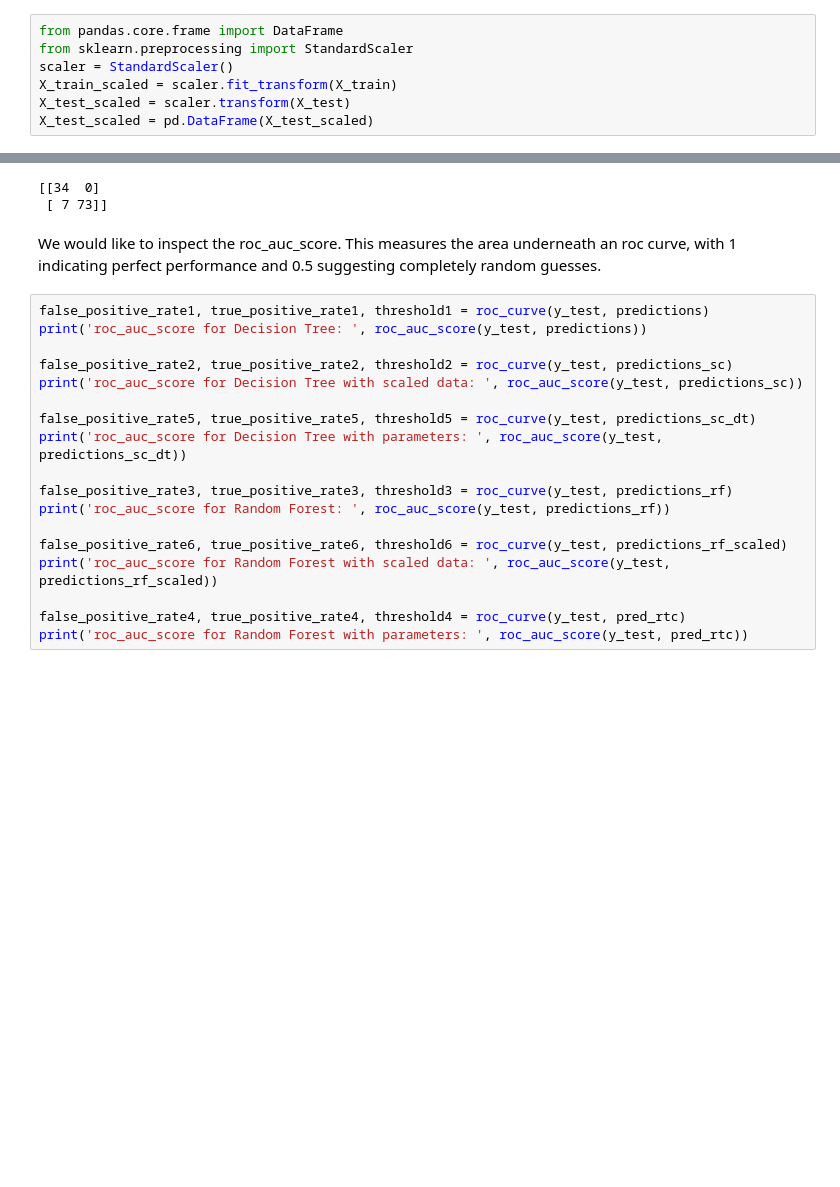
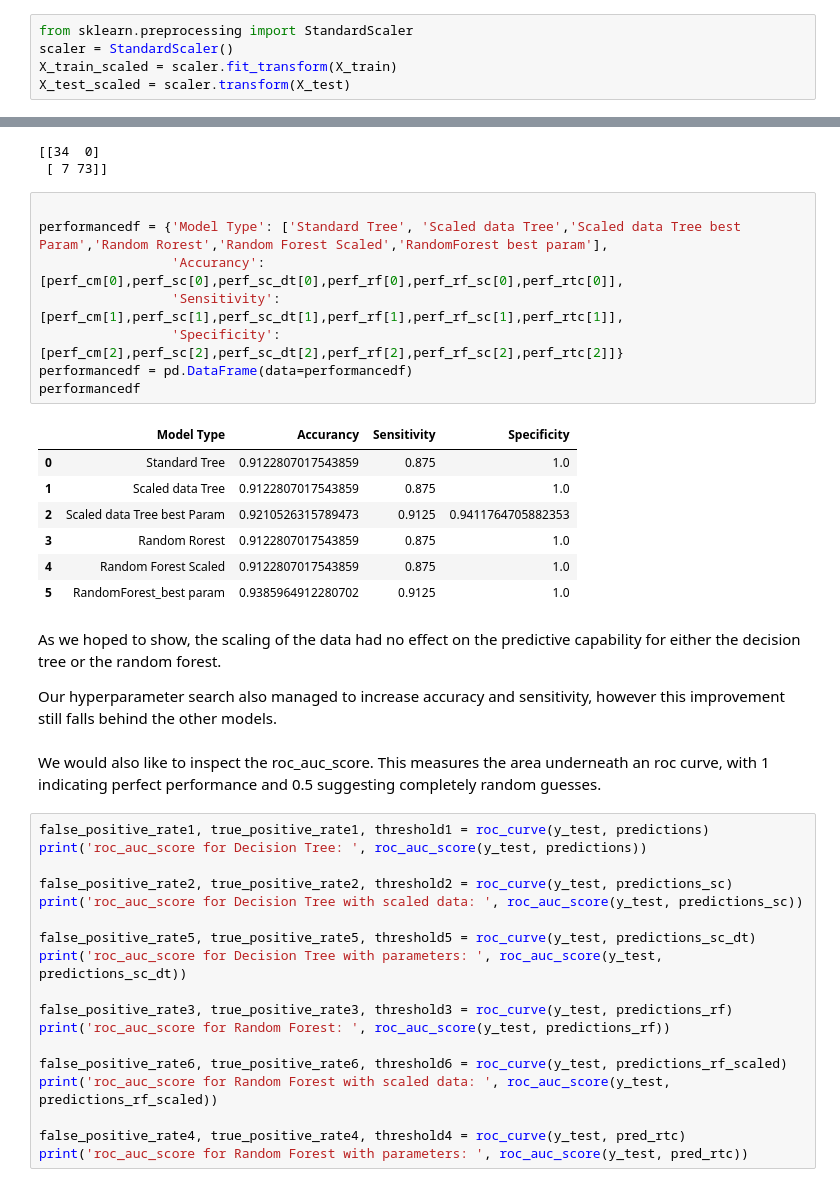
Before and after one commit to a-matson/DST_ASS1, a Jupyter notebook: report.ipynb, the cells around one changed output, grey strips where cells are left out. Saved outputs shown, nothing was run; the diff lists cells and outputs as text; blank space fills up the shorter version.

```diff
--- a/report.ipynb
+++ b/report.ipynb
@@ -950,12 +931,10 @@ print(f'Test accuracy with L2 regularization: {test_acc.item()}')
 # %% [markdown]
 Here we create a scaled version of the data. We do this to compare model performance with scaled versus raw data.
 # %%
-from pandas.core.frame import DataFrame
 from sklearn.preprocessing import StandardScaler
 scaler = StandardScaler()
 X_train_scaled = scaler.fit_transform(X_train)
 X_test_scaled = scaler.transform(X_test)
-X_test_scaled = pd.DataFrame(X_test_scaled)
 # %% [markdown]
 I would like to see if there are any features which show a high correlation to the Diagnonsis target variable. To do so we construct a correlation heatmap and select the diagnonsis column
 # %%
@@ -1223,8 +1202,28 @@ perf_rtc = performanceJ(cm_rtc)
 # %% [output]
 [[34  0]
  [ 7 73]]
+# %%
+
+performancedf = {'Model Type': ['Standard Tree', 'Scaled data Tree','Scaled data Tree best Param','Random Rorest','Random Forest Scaled','RandomForest best param'],
+                 'Accurancy': [perf_cm[0],perf_sc[0],perf_sc_dt[0],perf_rf[0],perf_rf_sc[0],perf_rtc[0]],
+                 'Sensitivity': [perf_cm[1],perf_sc[1],perf_sc_dt[1],perf_rf[1],perf_rf_sc[1],perf_rtc[1]],
+                 'Specificity': [perf_cm[2],perf_sc[2],perf_sc_dt[2],perf_rf[2],perf_rf_sc[2],perf_rtc[2]]}
+performancedf = pd.DataFrame(data=performancedf)
+performancedf
+# %% [output]
+|  | Model Type | Accurancy | Sensitivity | Specificity |
+| 0 | Standard Tree | 0.9122807017543859 | 0.875 | 1.0 |
+| 1 | Scaled data Tree | 0.9122807017543859 | 0.875 | 1.0 |
+| 2 | Scaled data Tree best Param | 0.9210526315789473 | 0.9125 | 0.9411764705882353 |
+| 3 | Random Rorest | 0.9122807017543859 | 0.875 | 1.0 |
+| 4 | Random Forest Scaled | 0.9122807017543859 | 0.875 | 1.0 |
+| 5 | RandomForest_best param | 0.9385964912280702 | 0.9125 | 1.0 |
+# %% [markdown]
+As we hoped to show, the scaling of the data had no effect on the predictive capability for either the decision tree or the random forest.
+
+Our hyperparameter search also managed to increase accuracy and sensitivity, however this improvement still falls behind the other models.
 # %% [markdown]
-We would like to inspect the roc_auc_score. This measures the area underneath an roc curve, with 1 indicating perfect performance and 0.5 suggesting completely random guesses.
+We would also like to inspect the roc_auc_score. This measures the area underneath an roc curve, with 1 indicating perfect performance and 0.5 suggesting completely random guesses.
 # %%
 false_positive_rate1, true_positive_rate1, threshold1 = roc_curve(y_test, predictions)
 print('roc_auc_score for Decision Tree: ', roc_auc_score(y_test, predictions))
```
Also changed, not shown: parts of 48 cells of this notebook.
